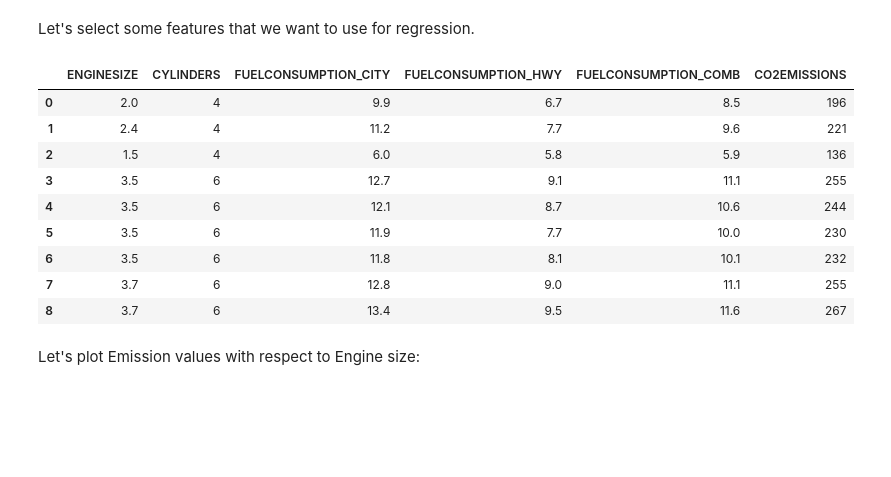
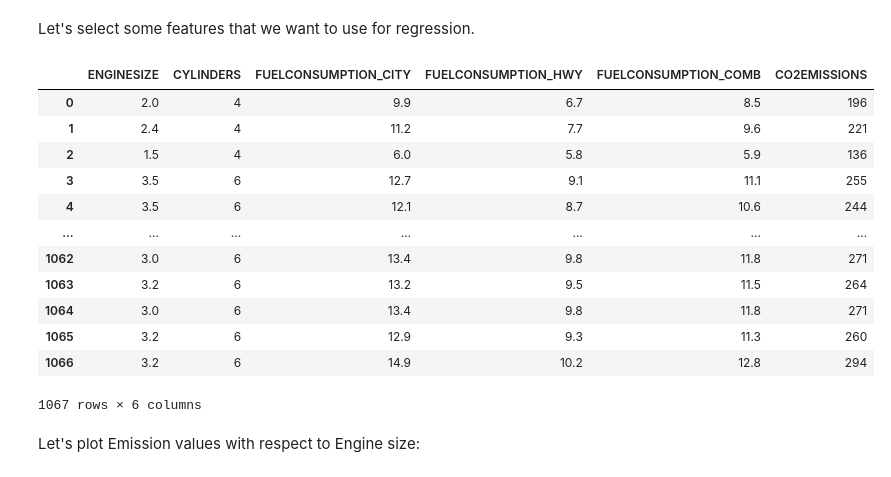
Before and after one commit to mkahkeshani/ML_Course, a Jupyter notebook: Reg-Mulitple-Linear-Regression-Co2.ipynb, the cells around one changed output. Saved outputs shown, nothing was run; the diff lists cells and outputs as text; code cells hidden in the pictures; blank space fills up the shorter version.

```diff
--- a/Reg-Mulitple-Linear-Regression-Co2.ipynb
+++ b/Reg-Mulitple-Linear-Regression-Co2.ipynb
@@ -62,10 +62,9 @@ We have downloaded a fuel consumption dataset, **`FuelConsumption.csv`**, which
 # %% [markdown]
 <h2 id="reading_data">Reading the data in</h2>
 # %%
-df = pd.read_csv("FuelConsumption.csv")
 
 # take a look at the dataset
-df.head()
+df
 # %% [output]
 |  | MODELYEAR | MAKE | MODEL | VEHICLECLASS | ENGINESIZE | CYLINDERS | TRANSMISSION | FUELTYPE | ... |
 | 0 | 2014 | ACURA | ILX | COMPACT | 2.0 | 4 | AS5 | Z | ... |
@@ -77,18 +83,21 @@ df.head()
 Let's select some features that we want to use for regression.
 # %%
 cdf = df[['ENGINESIZE','CYLINDERS','FUELCONSUMPTION_CITY','FUELCONSUMPTION_HWY','FUELCONSUMPTION_COMB','CO2EMISSIONS']]
-cdf.head(9)
+cdf
 # %% [output]
 |  | ENGINESIZE | CYLINDERS | FUELCONSUMPTION_CITY | FUELCONSUMPTION_HWY | FUELCONSUMPTION_COMB | CO2EMISSIONS |
 | 0 | 2.0 | 4 | 9.9 | 6.7 | 8.5 | 196 |
 | 1 | 2.4 | 4 | 11.2 | 7.7 | 9.6 | 221 |
 | 2 | 1.5 | 4 | 6.0 | 5.8 | 5.9 | 136 |
 | 3 | 3.5 | 6 | 12.7 | 9.1 | 11.1 | 255 |
 | 4 | 3.5 | 6 | 12.1 | 8.7 | 10.6 | 244 |
-| 5 | 3.5 | 6 | 11.9 | 7.7 | 10.0 | 230 |
-| 6 | 3.5 | 6 | 11.8 | 8.1 | 10.1 | 232 |
-| 7 | 3.7 | 6 | 12.8 | 9.0 | 11.1 | 255 |
-| 8 | 3.7 | 6 | 13.4 | 9.5 | 11.6 | 267 |
+| ... | ... | ... | ... | ... | ... | ... |
+| 1062 | 3.0 | 6 | 13.4 | 9.8 | 11.8 | 271 |
+| 1063 | 3.2 | 6 | 13.2 | 9.5 | 11.5 | 264 |
+| 1064 | 3.0 | 6 | 13.4 | 9.8 | 11.8 | 271 |
+| 1065 | 3.2 | 6 | 12.9 | 9.3 | 11.3 | 260 |
+| 1066 | 3.2 | 6 | 14.9 | 10.2 | 12.8 | 294 |
+1067 rows × 6 columns
 # %% [markdown]
 Let's plot Emission values with respect to Engine size:
 # %%
```
Also changed, not shown: parts of 6 cells of this notebook.
